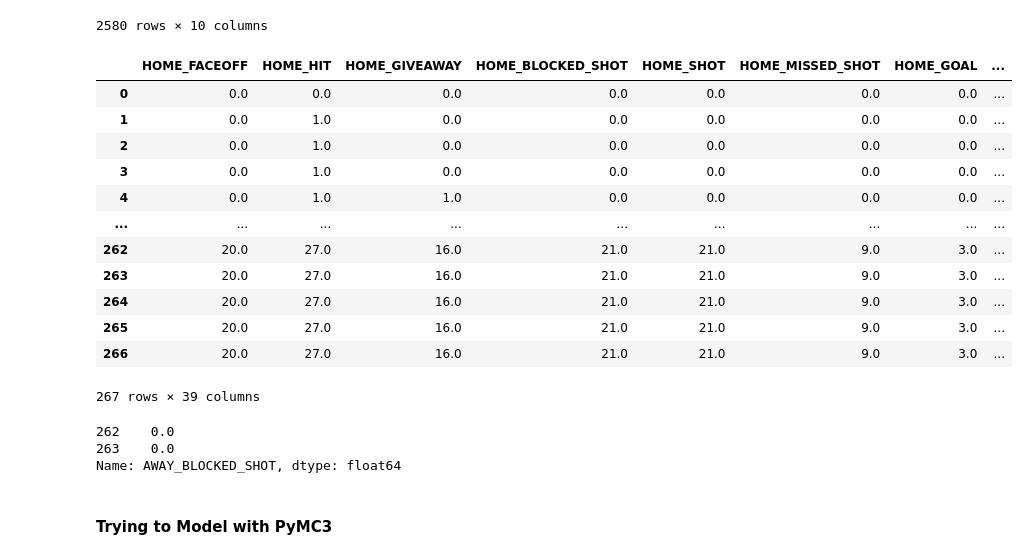
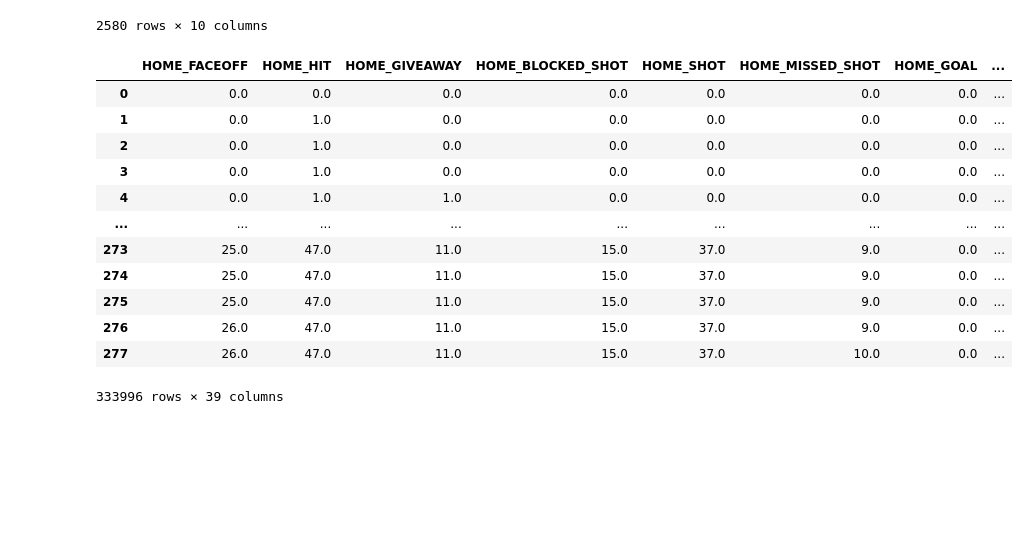
Before and after one commit to jeffxhansen/NHL_Win_Predictor, a Jupyter notebook: dylan.ipynb, the cells around one changed output. Drawn from its saved outputs; the diff is of its cells as text; code cells hidden in the pictures; blank space fills up the shorter version.

```diff
--- a/dylan.ipynb
+++ b/dylan.ipynb
@@ -224,48 +224,36 @@ df_copy = df_copy.dropna(subset=['event_team'])
 # Get all of the data
 unique_game_ids = df.game_id.unique()
 
 # Get the label encoder for the teams
 team_names = np.sort(df_copy.event_team.dropna().unique())
 label_encoder = get_label_encoder(team_names)
 
 # Label encode the teams
 df_copy['team_encoded'] = label_encoder.transform(df_copy.event_team)
 
 # Iterate through the games
 game_bar = tqdm(total=len(unique_game_ids))
 final_df = pd.DataFrame()
 for game_id in unique_game_ids:
     final_df_p = get_data(df_copy, game_id)
     final_df = final_df.append(final_df_p)
-    break
     game_bar.update(1)
 
 final_df
 
 # Merge the home and away dataframes
 # final_df = merge_home_away(home_df, away_df)
 # %% [output]
 |  | HOME_FACEOFF | HOME_HIT | HOME_GIVEAWAY | HOME_BLOCKED_SHOT | HOME_SHOT | HOME_MISSED_SHOT | HOME_GOAL | ... |
 | 0 | 0.0 | 0.0 | 0.0 | 0.0 | 0.0 | 0.0 | 0.0 | ... |
 | 1 | 0.0 | 1.0 | 0.0 | 0.0 | 0.0 | 0.0 | 0.0 | ... |
 | 2 | 0.0 | 1.0 | 0.0 | 0.0 | 0.0 | 0.0 | 0.0 | ... |
 | 3 | 0.0 | 1.0 | 0.0 | 0.0 | 0.0 | 0.0 | 0.0 | ... |
 | 4 | 0.0 | 1.0 | 1.0 | 0.0 | 0.0 | 0.0 | 0.0 | ... |
 | ... | ... | ... | ... | ... | ... | ... | ... | ... |
-| 262 | 20.0 | 27.0 | 16.0 | 21.0 | 21.0 | 9.0 | 3.0 | ... |
-| 263 | 20.0 | 27.0 | 16.0 | 21.0 | 21.0 | 9.0 | 3.0 | ... |
-| 264 | 20.0 | 27.0 | 16.0 | 21.0 | 21.0 | 9.0 | 3.0 | ... |
-| 265 | 20.0 | 27.0 | 16.0 | 21.0 | 21.0 | 9.0 | 3.0 | ... |
-| 266 | 20.0 | 27.0 | 16.0 | 21.0 | 21.0 | 9.0 | 3.0 | ... |
+| 273 | 25.0 | 47.0 | 11.0 | 15.0 | 37.0 | 9.0 | 0.0 | ... |
+| 274 | 25.0 | 47.0 | 11.0 | 15.0 | 37.0 | 9.0 | 0.0 | ... |
+| 275 | 25.0 | 47.0 | 11.0 | 15.0 | 37.0 | 9.0 | 0.0 | ... |
+| 276 | 26.0 | 47.0 | 11.0 | 15.0 | 37.0 | 9.0 | 0.0 | ... |
+| 277 | 26.0 | 47.0 | 11.0 | 15.0 | 37.0 | 10.0 | 0.0 | ... |
-267 rows × 39 columns
+333996 rows × 39 columns
-# %%
-test = final_df.iloc[262:264]
-test['AWAY_BLOCKED_SHOT']
-# calculate_corsi
-# print(calculate_corsi(test.iloc[0], 'AWAY'))
-# %% [output]
-262    0.0
-263    0.0
-Name: AWAY_BLOCKED_SHOT, dtype: float64
-# %% [markdown]
-<h4>Trying to Model with PyMC3</h4>
```
Also changed, not shown: parts of 18 cells of this notebook.
